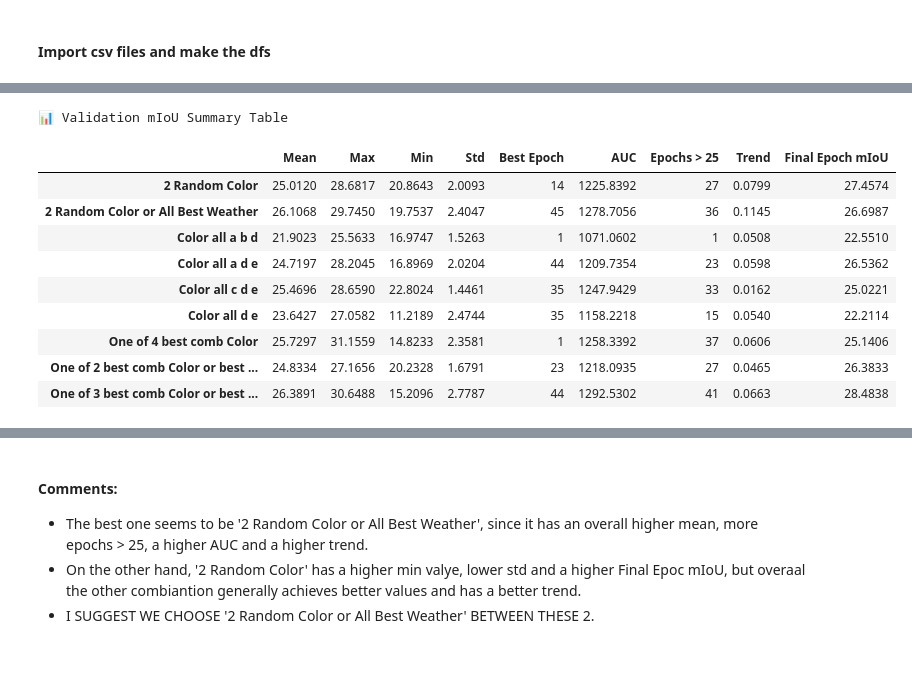
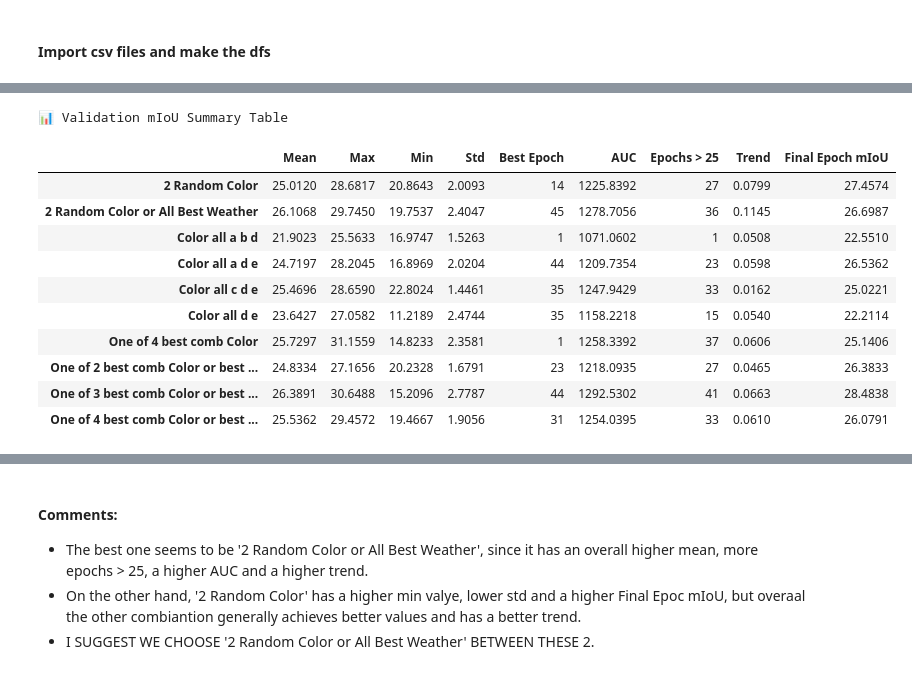
Before and after one commit to elisabettaroviera/MLDL-Project, a Jupyter notebook: 3b_comparison_best_augs_50_epochs.ipynb, the cells around one changed output, grey strips where cells are left out. Saved outputs shown, nothing was run; the diff lists cells and outputs as text; code cells hidden in the pictures.

```diff
--- a/3b_comparison_best_augs_50_epochs.ipynb
+++ b/3b_comparison_best_augs_50_epochs.ipynb
@@ -87,7 +85,8 @@ df_summary = pd.DataFrame({
              val_miou_color_de.mean(),
              val_miou_color_oneof4.mean(),
              val_miou_color_weather_oneof3.mean(),
-             val_miou_color_weather_oneof4.mean()
+             val_miou_color_weather_oneof4.mean(),
+             val_miou_color_weather_oneof5.mean()
              ],
     'Max': [val_miou_2_random_color.max(),
             val_miou_2_random_color_or_all_best_weather.max(),
@@ -97,7 +96,8 @@ df_summary = pd.DataFrame({
             val_miou_color_de.max(),
             val_miou_color_oneof4.max(),
             val_miou_color_weather_oneof3.max(),
-            val_miou_color_weather_oneof4.max()
+            val_miou_color_weather_oneof4.max(),
+            val_miou_color_weather_oneof5.max()
             ],
     'Min': [val_miou_2_random_color.min(),
             val_miou_2_random_color_or_all_best_weather.min(),
@@ -107,7 +107,8 @@ df_summary = pd.DataFrame({
             val_miou_color_de.min(),
             val_miou_color_oneof4.min(),
             val_miou_color_weather_oneof3.min(),
-            val_miou_color_weather_oneof4.min()
+            val_miou_color_weather_oneof4.min(),
+            val_miou_color_weather_oneof5.min()
             ],
     'Std': [val_miou_2_random_color.std(),
             val_miou_2_random_color_or_all_best_weather.std(),
@@ -117,7 +118,8 @@ df_summary = pd.DataFrame({
             val_miou_color_de.std(),
             val_miou_color_oneof4.std(),
             val_miou_color_weather_oneof3.std(),
-            val_miou_color_weather_oneof4.std()
+            val_miou_color_weather_oneof4.std(),
+            val_miou_color_weather_oneof5.std()
 
             ],
     'Best Epoch': [val_miou_2_random_color.idxmax() + 1,
@@ -128,7 +130,8 @@ df_summary = pd.DataFrame({
                    val_miou_color_de.idxmax() + 1,
                    val_miou_color_oneof4.idxmax() + 1,
                    val_miou_color_weather_oneof3.idxmax() + 1,
-                   val_miou_color_weather_oneof4.idxmax() + 1
+                   val_miou_color_weather_oneof4.idxmax() + 1,
+                   val_miou_color_weather_oneof5.idxmax() + 1
 
                    ],
     'AUC': [trapz(val_miou_2_random_color),
@@ -139,7 +142,8 @@ df_summary = pd.DataFrame({
             trapz(val_miou_color_de),
             trapz(val_miou_color_oneof4),
             trapz(val_miou_color_weather_oneof3),
-            trapz(val_miou_color_weather_oneof4)
+            trapz(val_miou_color_weather_oneof4),
+            trapz(val_miou_color_weather_oneof5)
             ],
     f'Epochs > {threshold}': [(val_miou_2_random_color > threshold).sum(),
                               (val_miou_2_random_color_or_all_best_weather > threshold).sum(),
@@ -149,7 +153,8 @@ df_summary = pd.DataFrame({
                               (val_miou_color_de > threshold).sum(),
                               (val_miou_color_oneof4 > threshold).sum(),
                               (val_miou_color_weather_oneof3 > threshold).sum(),
-                              (val_miou_color_weather_oneof4 > threshold).sum()
+                              (val_miou_color_weather_oneof4 > threshold).sum(),
+                              (val_miou_color_weather_oneof5 > threshold).sum()
                               ],
     'Trend': [
         np.polyfit(range(len(val_miou_2_random_color)),val_miou_2_random_color, 1)[0],
@@ -160,7 +165,8 @@ df_summary = pd.DataFrame({
         np.polyfit(range(len(val_miou_color_de)), val_miou_color_de, 1)[0],
         np.polyfit(range(len(val_miou_color_oneof4)), val_miou_color_oneof4, 1)[0],
         np.polyfit(range(len(val_miou_color_weather_oneof3)), val_miou_color_weather_oneof3, 1)[0],
-        np.polyfit(range(len(val_miou_color_weather_oneof4)), val_miou_color_weather_oneof4, 1)[0]
+        np.polyfit(range(len(val_miou_color_weather_oneof4)), val_miou_color_weather_oneof4, 1)[0],
+        np.polyfit(range(len(val_miou_color_weather_oneof5)), val_miou_color_weather_oneof5, 1)[0]
 
 
     ],
@@ -172,7 +178,8 @@ df_summary = pd.DataFrame({
                          val_miou_color_de.iloc[-1],
                          val_miou_color_oneof4.iloc[-1],
                          val_miou_color_weather_oneof3.iloc[-1],
-                         val_miou_color_weather_oneof4.iloc[-1]
+                         val_miou_color_weather_oneof4.iloc[-1],
+                         val_miou_color_weather_oneof5.iloc[-1]
                          ]
 }, index=[
     '2 Random Color',
@@ -183,37 +190,39 @@ df_summary = pd.DataFrame({
     'Color all d e',
     'One of 4 best comb Color',
     'One of 2 best comb Color or best comb weather',
-    'One of 3 best comb Color or best comb weather'
+    'One of 3 best comb Color or best comb weather',
+    'One of 4 best comb Color or best comb weather'
 ])
 
 df_summary = df_summary.round(4)
 
 def underline_best(s):
     return ['text-decoration: underline; font-weight: bold;' if v else '' for v in s]
 
 styled_df = df_summary.style.set_caption("📊 Validation mIoU Summary Table") \
     .format(precision=4) \
     .set_table_styles([
         {'selector': 'caption', 'props': [('text-align', 'left'), ('font-size', '16px'), ('font-weight', 'bold')]},
         {'selector': 'th', 'props': [('background-color', 'white'), ('font-weight', 'bold'), ('color', 'black')]},
         {'selector': 'td', 'props': [('background-color', 'white'), ('color', 'black')]}
     ]) \
     .apply(lambda x: underline_best(x == x.max()), subset=['Mean', 'Max', 'Best Epoch', 'AUC', f'Epochs > {threshold}', 'Final Epoch mIoU', 'Trend']) \
     .apply(lambda x: underline_best(x == x.min()), subset=['Min', 'Std'])
 
 display(styled_df)
 # %% [output]
 📊 Validation mIoU Summary Table
 |  | Mean | Max | Min | Std | Best Epoch | AUC | Epochs > 25 | Trend | Final Epoch mIoU |
 | 2 Random Color | 25.0120 | 28.6817 | 20.8643 | 2.0093 | 14 | 1225.8392 | 27 | 0.0799 | 27.4574 |
 | 2 Random Color or All Best Weather | 26.1068 | 29.7450 | 19.7537 | 2.4047 | 45 | 1278.7056 | 36 | 0.1145 | 26.6987 |
 | Color all a b d | 21.9023 | 25.5633 | 16.9747 | 1.5263 | 1 | 1071.0602 | 1 | 0.0508 | 22.5510 |
 | Color all a d e | 24.7197 | 28.2045 | 16.8969 | 2.0204 | 44 | 1209.7354 | 23 | 0.0598 | 26.5362 |
 | Color all c d e | 25.4696 | 28.6590 | 22.8024 | 1.4461 | 35 | 1247.9429 | 33 | 0.0162 | 25.0221 |
 | Color all d e | 23.6427 | 27.0582 | 11.2189 | 2.4744 | 35 | 1158.2218 | 15 | 0.0540 | 22.2114 |
 | One of 4 best comb Color | 25.7297 | 31.1559 | 14.8233 | 2.3581 | 1 | 1258.3392 | 37 | 0.0606 | 25.1406 |
 | One of 2 best comb Color or best ... | 24.8334 | 27.1656 | 20.2328 | 1.6791 | 23 | 1218.0935 | 27 | 0.0465 | 26.3833 |
 | One of 3 best comb Color or best ... | 26.3891 | 30.6488 | 15.2096 | 2.7787 | 44 | 1292.5302 | 41 | 0.0663 | 28.4838 |
+| One of 4 best comb Color or best ... | 25.5362 | 29.4572 | 19.4667 | 1.9056 | 31 | 1254.0395 | 33 | 0.0610 | 26.0791 |
 # %%
 fig, ax = plt.subplots(figsize=(12, 4))  # adjust size to fit your table
 ax.axis('off')
```
Also changed, not shown: parts of 3 cells of this notebook, 2 other files.
